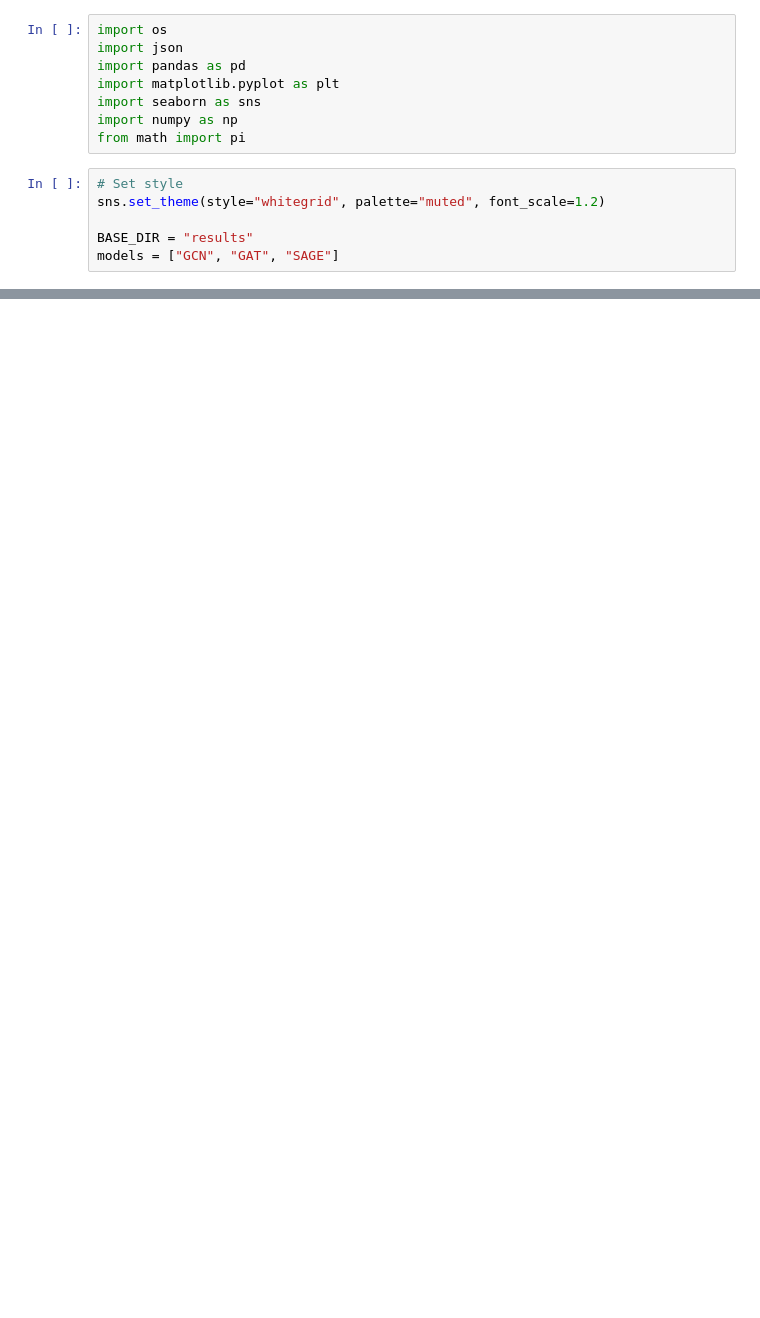
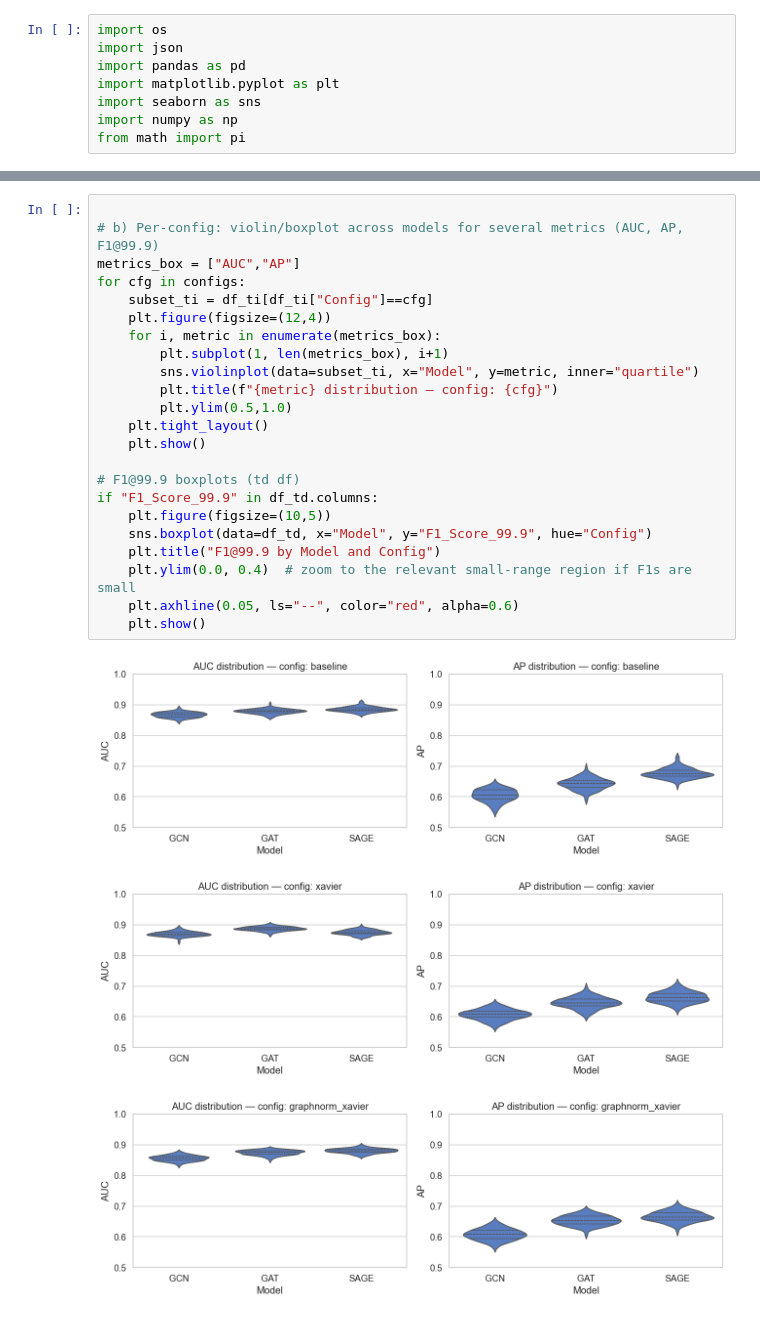
Before and after one commit to Tsun0193/Blockchain-Anomaly-Detection, a Jupyter notebook: data_visualization.ipynb, the cells around one changed output, grey strips where cells are left out. Saved outputs shown, nothing was run; the diff lists cells and outputs as text; blank space fills up the shorter version.

```diff
--- a/data_visualization.ipynb
+++ b/data_visualization.ipynb
@@ -6,9 +6,3 @@ import matplotlib.pyplot as plt
 import seaborn as sns
 import numpy as np
 from math import pi
-# %%
-# Set style
-sns.set_theme(style="whitegrid", palette="muted", font_scale=1.2)
-
-BASE_DIR = "results"
-models = ["GCN", "GAT", "SAGE"]
@@ -401,0 +174,27 @@ plt.show()
+# %%
+
+# b) Per-config: violin/boxplot across models for several metrics (AUC, AP, F1@99.9)
+metrics_box = ["AUC","AP"]
+for cfg in configs:
+    subset_ti = df_ti[df_ti["Config"]==cfg]
+    plt.figure(figsize=(12,4))
+    for i, metric in enumerate(metrics_box):
+        plt.subplot(1, len(metrics_box), i+1)
+        sns.violinplot(data=subset_ti, x="Model", y=metric, inner="quartile")
+        plt.title(f"{metric} distribution — config: {cfg}")
+        plt.ylim(0.5,1.0)
+    plt.tight_layout()
+    plt.show()
+
+# F1@99.9 boxplots (td df)
+if "F1_Score_99.9" in df_td.columns:
+    plt.figure(figsize=(10,5))
+    sns.boxplot(data=df_td, x="Model", y="F1_Score_99.9", hue="Config")
+    plt.title("F1@99.9 by Model and Config")
+    plt.ylim(0.0, 0.4)  # zoom to the relevant small-range region if F1s are small
+    plt.axhline(0.05, ls="--", color="red", alpha=0.6)
+    plt.show()
+# %% [output]
+[figure, added]
+[figure, added]
+[figure, added]
```
Also changed, not shown: parts of 35 cells of this notebook, 30 other files.
